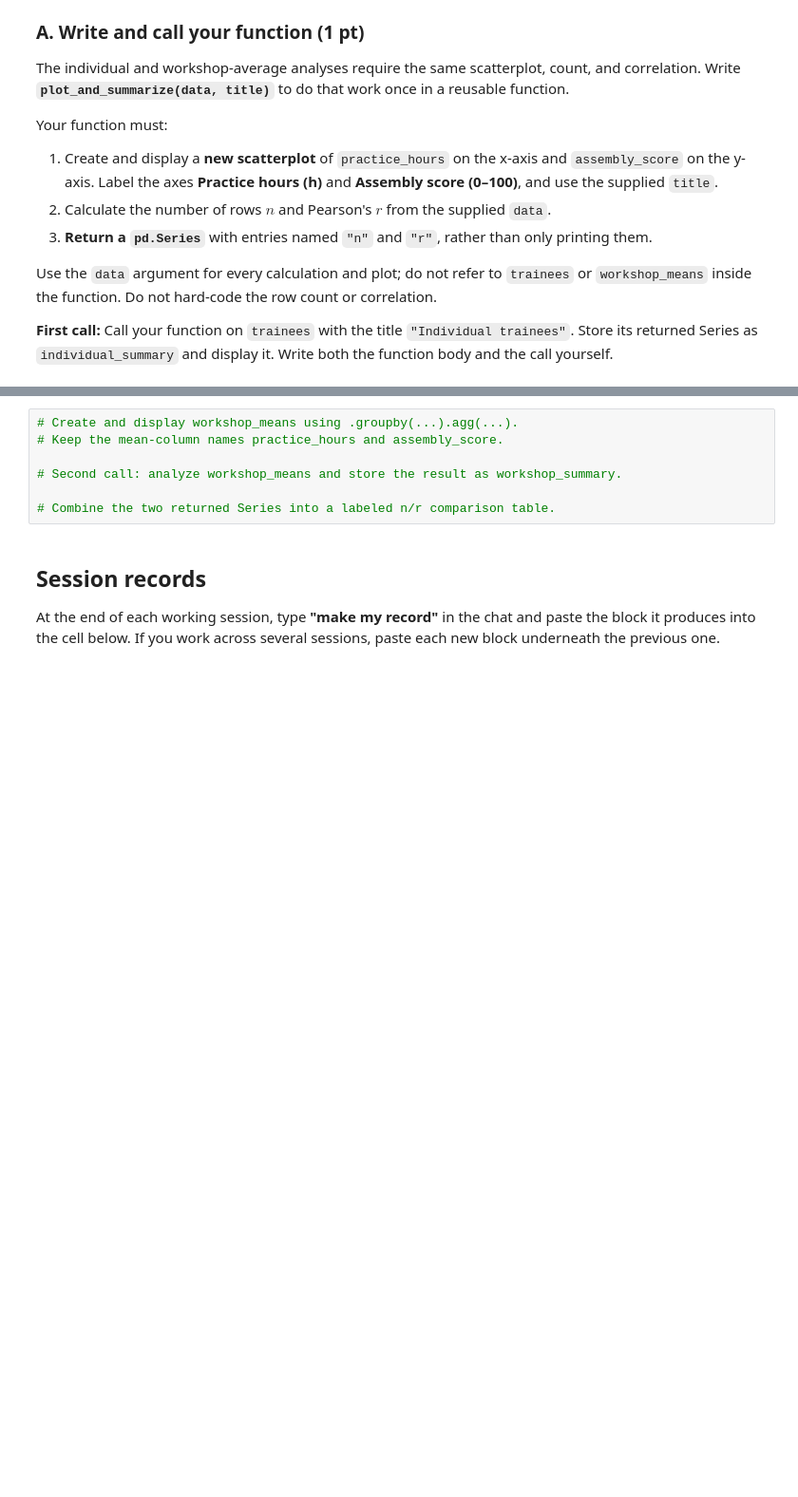
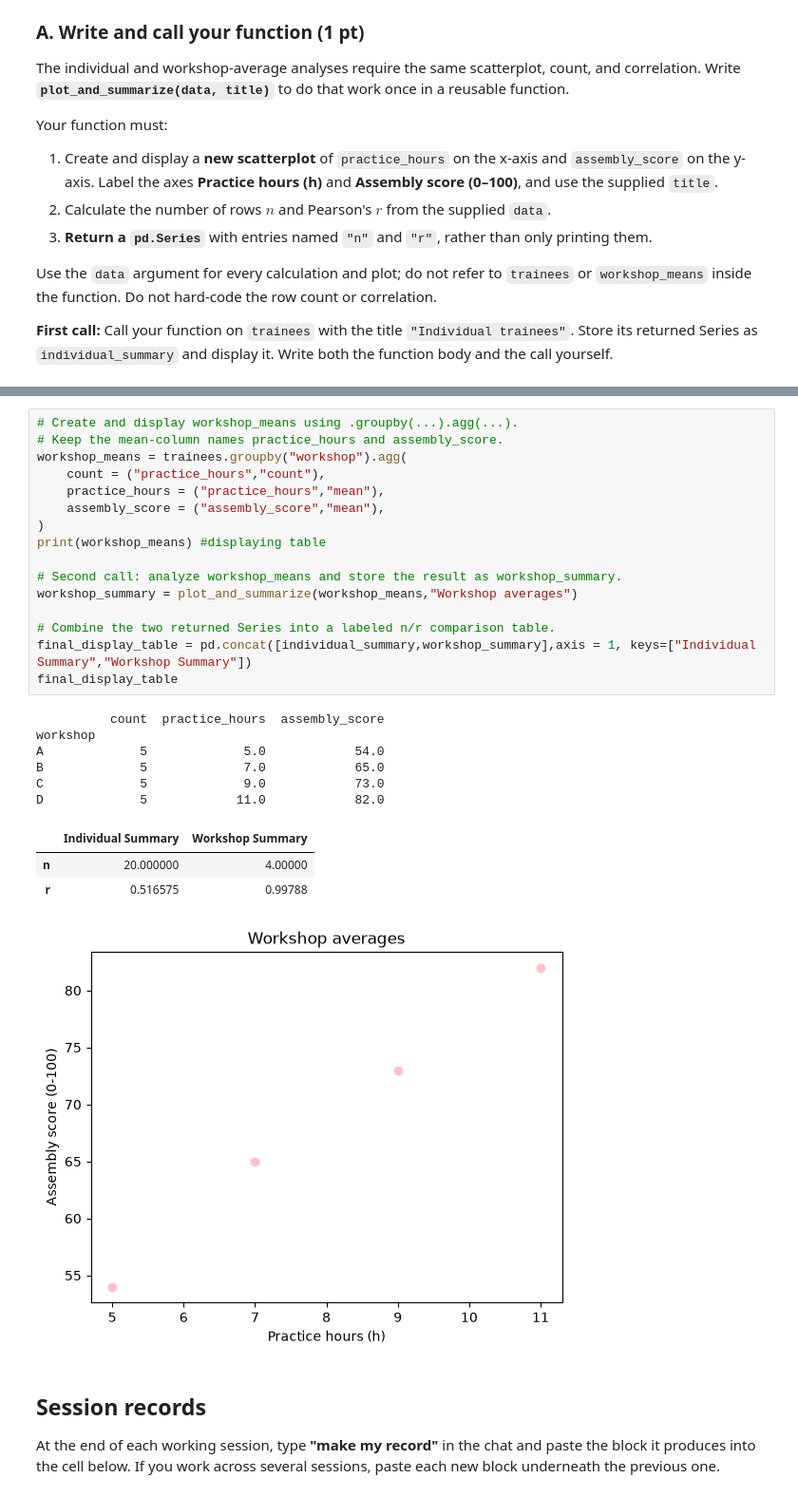
Before and after one commit to BradyJulian/Julian-Brady-ENGR-1451-Fork, a Jupyter notebook: 1-assignments/LE05/jub177LE05.ipynb, the cells around one changed output, grey strips where cells are left out. Shown at 95% size. Cells and saved outputs as stored; diff of their text form; blank space fills up the shorter version.

```diff
--- a/1-assignments/LE05/jub177LE05.ipynb
+++ b/1-assignments/LE05/jub177LE05.ipynb
@@ -410,10 +418,30 @@ Use `individual_summary` and `workshop_summary` to create one labeled comparison
 # %%
 # Create and display workshop_means using .groupby(...).agg(...).
 # Keep the mean-column names practice_hours and assembly_score.
+workshop_means = trainees.groupby("workshop").agg(
+    count = ("practice_hours","count"),
+    practice_hours = ("practice_hours","mean"),
+    assembly_score = ("assembly_score","mean"),
+)
+print(workshop_means) #displaying table
 
 # Second call: analyze workshop_means and store the result as workshop_summary.
+workshop_summary = plot_and_summarize(workshop_means,"Workshop averages")
 
 # Combine the two returned Series into a labeled n/r comparison table.
+final_display_table = pd.concat([individual_summary,workshop_summary],axis = 1, keys=["Individual Summary","Workshop Summary"])
+final_display_table
+# %% [output]
+          count  practice_hours  assembly_score
+workshop
+A             5             5.0            54.0
+B             5             7.0            65.0
+C             5             9.0            73.0
+D             5            11.0            82.0
+|  | Individual Summary | Workshop Summary |
+| n | 20.000000 | 4.00000 |
+| r | 0.516575 | 0.99788 |
+[figure, added]
 # %% [markdown]
 ## Session records
 
```
Also changed, not shown: parts of 4 cells of this notebook, 1 other file.
